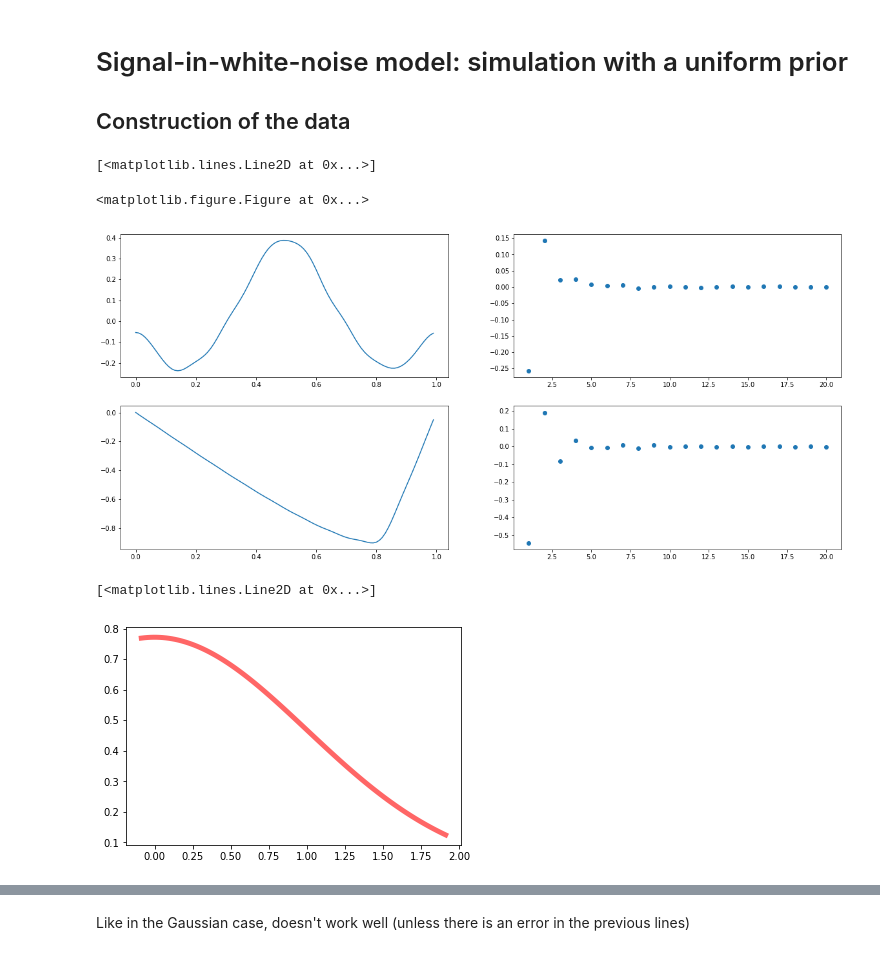
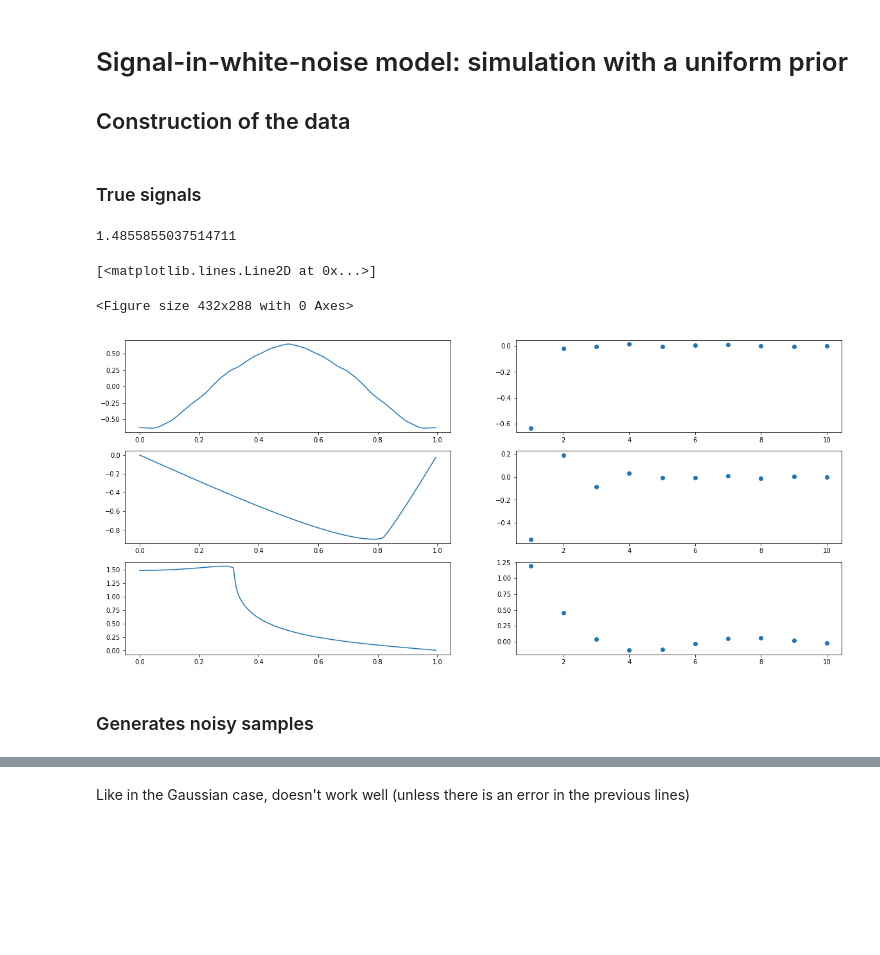
Before and after one commit to JTT94/distributed_posteriors, a Jupyter notebook: notebooks/uniform.ipynb, the cells around one changed output, grey strips where cells are left out. Drawn from its saved outputs; the diff is of its cells as text; code cells hidden in the pictures; blank space fills up the shorter version.

Commit message:
uniform

```diff
--- a/notebooks/uniform.ipynb
+++ b/notebooks/uniform.ipynb
@@ -10,46 +10,65 @@ from scipy.stats import truncnorm
 
 ## Construction of the data
 # %%
-N = 20 # number of observed coefficients
+N = 300 # number of observed coefficients
 tau = 0.75
-n = 1000 # size of the dataset
+n = 200 # size of the dataset
 m = 40 # number of machines
 alpha = 1.75 # smoothness parameter
 sigma = 1
+# %% [markdown]
+### True signals
 # %%
-# signals
+# from the uniform prior
 theta_1 = tau * (np.random.random(N) * 2 - 1) / (np.arange(1,N+1,1) ** (alpha + 0.5))
 
+# from Szabo 15
 theta_2 = np.sin(10 * np.arange(1,N+1,1)) / (np.arange(1,N+1,1)) ** 2.25
+
+# from Szabo 17
+theta_3 = np.sin(np.arange(1.0,N+1.0,1.0)) * np.sqrt(2) / (np.arange(1.0,N+1.0,1.0)) ** 1.5
+# %%
+np.sum(np.sin(np.arange(1.0,N+1.0,1.0)) * np.sqrt(2) / (np.arange(1.0,N+1.0,1.0)) ** 1.5)
+# %% [output]
+1.4855855037514711
 # %%
 # plot of the signal and the coefficients
 
 plt.figure()
 
-fig, ax = plt.subplots(2,2, figsize=(20/1,9/1))
+fig, ax = plt.subplots(3,2, figsize=(20/1,9/1))
 
 a = ax[0,0]
-X = np.arange(0,1,0.01)
+X = np.arange(0,1,0.005)
 Y = [np.sum(theta_1[:N//2] * np.cos(2*np.pi*(np.arange(1,N//2+1,1) * x)))
      + np.sum(theta_1[N//2:] * np.sin(2*np.pi*(np.arange(1,N//2+1,1) * x))) for x in X]
 a.plot(X,Y)
 
 a = ax[0,1]
 K = np.arange(1,N+1,1)
-a.plot(K[:30],theta_1[:30],'o')
+a.plot(K[:10],theta_1[:10],'o')
 
 a = ax[1,0]
-X = np.arange(0,1,0.01)
 Y = [np.sum(theta_2 * np.sqrt(2) * np.sin(np.pi * np.arange(1,N+1,1) * x)) for x in X]
 a.plot(X,Y)
 
 a = ax[1,1]
 K = np.arange(1,N+1,1)
-a.plot(K[:30],theta_2[:30],'o')
+a.plot(K[:10],theta_2[:10],'o')
+
+a = ax[2,0]
+Y = [np.sum(theta_3 * np.cos(np.pi * (np.arange(1.0,N+1.0,1.0) - 0.5) * x)) for x in X]
+a.plot(X,Y)
+
+a = ax[2,1]
+K = np.arange(1,N+1,1)
+a.plot(K[:10],theta_3[:10],'o')
 # %% [output]
 [<matplotlib.lines.Line2D at 0x...>]
-<matplotlib.figure.Figure at 0x...>
+<Figure size 432x288 with 0 Axes>
-[figure, old version]
+[figure, new version]
+# %% [markdown]
+### Generates noisy samples
 # %%
 # generates m samples of the first N coefficients
 
@@ -57,10 +80,0 @@ data = np.tile(theta_2, (m,1)) + np.sqrt(sigma * m / n) * np.random.normal(size=
-# %%
-# examples using truncnorm to sample from a truncated normal distribution
-
-
-a, b = -0.1, 2
-x = np.linspace(truncnorm.ppf(0.01, a, b),truncnorm.ppf(0.99, a, b), 100)
-plt.plot(x, truncnorm.pdf(x, a, b),'r-', lw=5, alpha=0.6, label='truncnorm pdf')
-# %% [output]
-[<matplotlib.lines.Line2D at 0x...>]
-[figure, removed]
```
Also changed, not shown: parts of 8 cells of this notebook.
